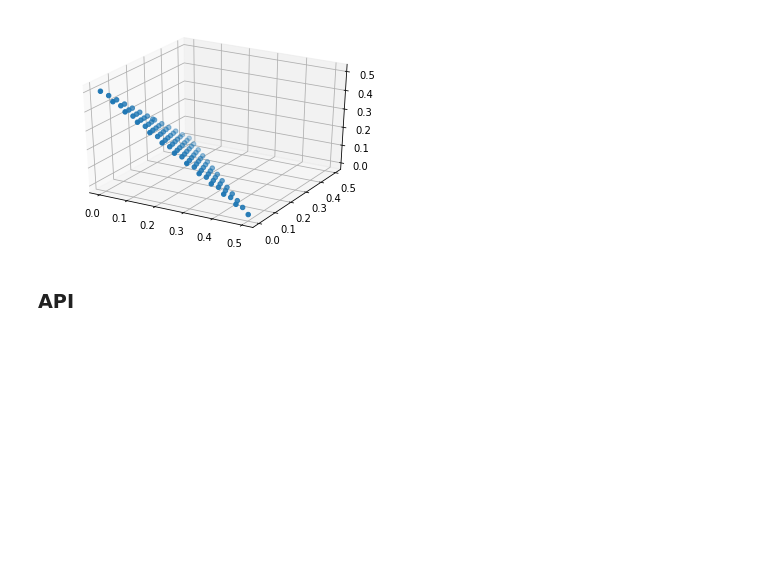
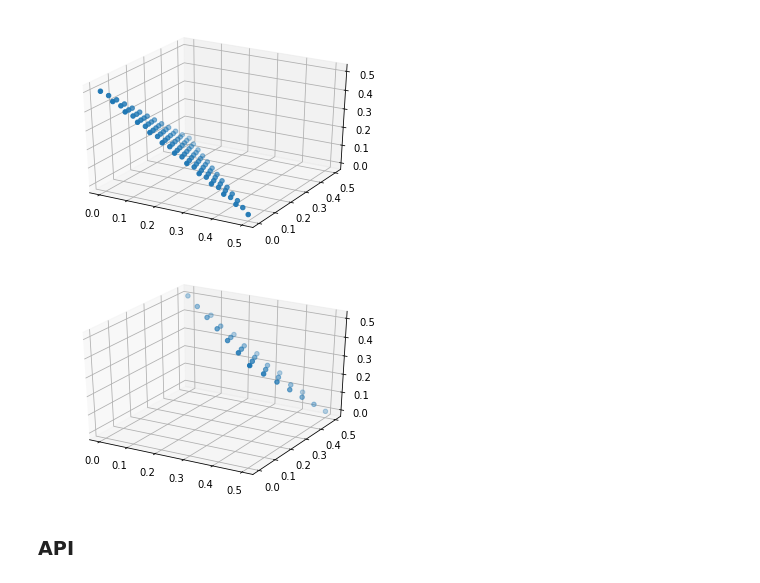
Before and after one commit to anyoptimization/pymoo, a Jupyter notebook: doc/source/algorithms/nsga3.ipynb, the cells around one changed output. Saved outputs shown, nothing was run; the diff lists cells and outputs as text; code cells hidden in the pictures; blank space fills up the shorter version.

```diff
--- a/doc/source/algorithms/nsga3.ipynb
+++ b/doc/source/algorithms/nsga3.ipynb
@@ -50,6 +46,15 @@ res = minimize(problem,
 plotting.plot(res.F, show=True)
 # %% [output]
 [figure]
+# %%
+# execute the optimization
+res = minimize(get_problem("dtlz1_-1"),
+               method,
+               termination=('n_gen', 600))
+
+plotting.plot(res.F, show=True)
+# %% [output]
+[figure, added]
 # %% [markdown]
 ### API
 # %% [raw]
```
Also changed, not shown: parts of 1 cell of this notebook, 33 other files.
